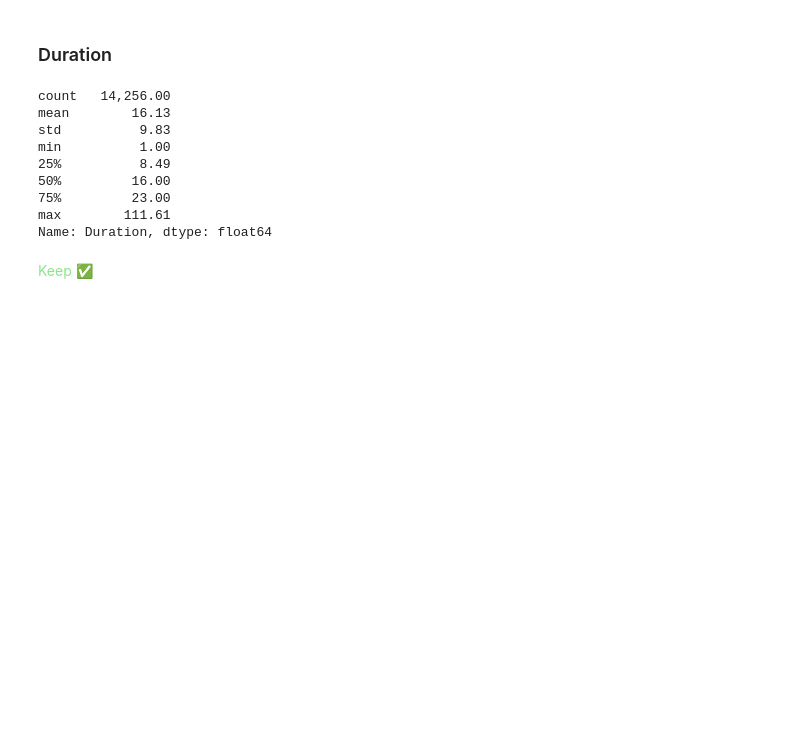
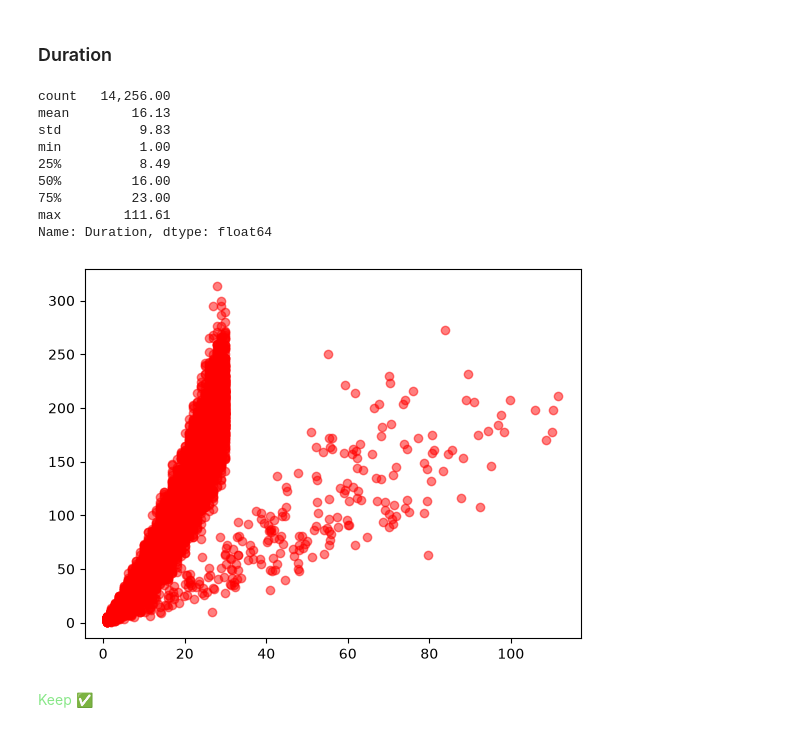
Before and after one commit to ahmed4mohamed4/machine_learning, a Jupyter notebook: projects/calories_burn_prediction/model/main.ipynb, the cells around one changed output. Cells and saved outputs as stored; diff of their text form; code cells hidden in the pictures; blank space fills up the shorter version.

```diff
--- a/projects/calories_burn_prediction/model/main.ipynb
+++ b/projects/calories_burn_prediction/model/main.ipynb
@@ -816,6 +824,12 @@ min          1.00
 75%         23.00
 max        111.61
 Name: Duration, dtype: float64
+# %%
+plt.scatter (x= df ['Duration'], y= df ['Calories'], color= "red", alpha= 0.5)
+
+plt.show ()
+# %% [output]
+[figure, added]
 # %% [markdown]
 <p style= "color: #88E788;"> Keep ✅ </p>
 # %% [markdown]
```
Also changed, not shown: parts of 19 cells of this notebook.
